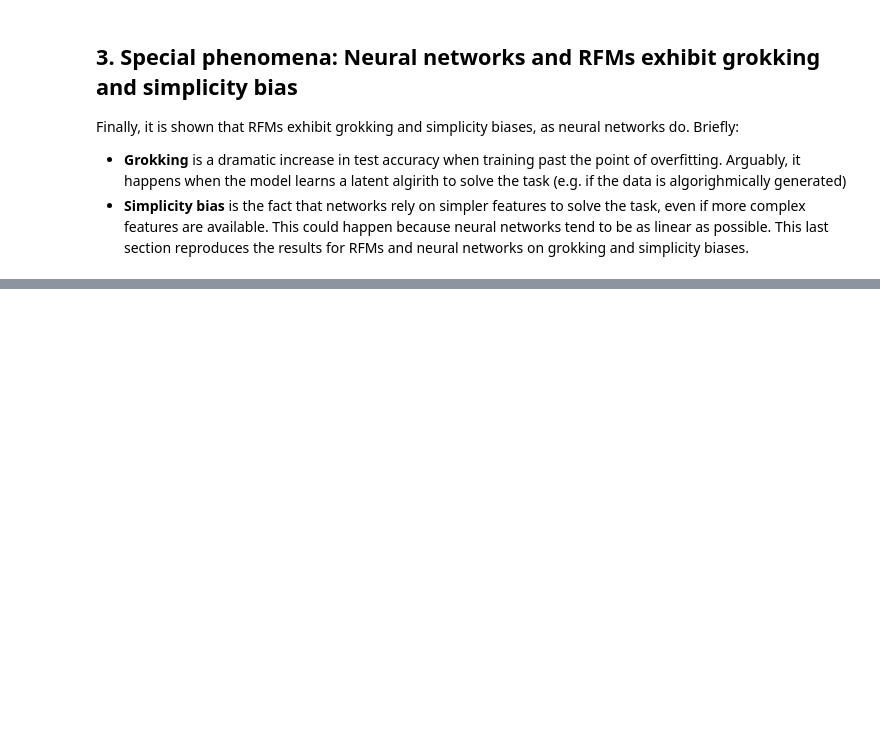
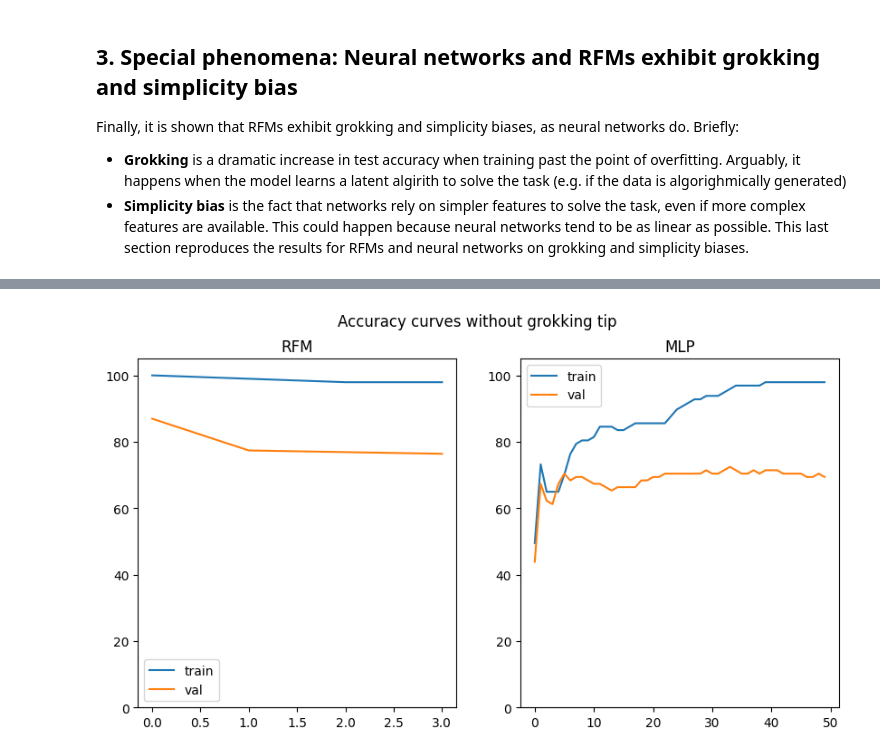
Before and after one commit to gerkone/recursive_feature_machines_praktikum, a Jupyter notebook: praktikum/reproduction.ipynb, the cells around one changed output, grey strips where cells are left out. Cells and saved outputs as stored; diff of their text form; code cells hidden in the pictures; blank space fills up the shorter version.

```diff
--- a/praktikum/reproduction.ipynb
+++ b/praktikum/reproduction.ipynb
@@ -136,3 +185,17 @@ for key in CELEBA_TARGETS:
 # %% [markdown]
 ## 2. Tabular data: RFMs outperforms most models on tabular data
 Reportedly RFMs get better accuracy on tabular benchmark datasets than other models, such as XGBoost and MLPs. This sections reproduces those results on a couple of benchmarks.
+# %%
+from data_utils import get_tabular_datasets
+
+N_SAMPLES_TABULAR = 10000
+
+TABULAR_DATASETS = [
+    "electricity",
+    "miniboone",
+    "higgs",
+    "jannis",
+    "covertype",
+]
+
+table_dataset_dict = get_tabular_datasets(TABULAR_DATASETS, num_samples=N_SAMPLES_TABULAR)
@@ -204,17 +276,26 @@ Train size: 5200, eval size: 1300
 # %%
-from utils import get_stl10_balanced_data, split, add_grok_tip
+from data_utils import get_stl10_balanced_data, split
+from preprocess import add_grok_tip
 
 # number of STL10 training samples
-GROKKING_STL10_N_TRAIN = 100_000
+GROKKING_STL10_N_TRAIN = 1000
 GROKKING_STL10_TARGETS = [0, 9]
 
-display(Markdown(f"### Grokking STL10 __{GROKKING_STL10_TARGETS}__ ({GROKKING_STL10_N_TRAIN} samples)"))
+display(Markdown(f"### Grokking STL10 __{GROKKING_STL10_TARGETS}__"))
 
-stl10_trainset = get_stl10_balanced_data(stl10_trainset_full, num_samples=GROKKING_STL10_N_TRAIN, targets=GROKKING_STL10_TARGETS)
+stl10_trainset = get_stl10_balanced_data(
+    stl10_trainset_full,
+    num_samples=GROKKING_STL10_N_TRAIN,
+    targets=GROKKING_STL10_TARGETS,
+)
 
-stl10_trainset_wo_grok, stl10_valset_wo_grok = split(stl10_trainset, p=0.8)
+stl10_trainset_wo_grok, stl10_valset_wo_grok = split(stl10_trainset, p=0.5)
 
-display(Markdown(f"Train size: {len(stl10_trainset_wo_grok)}, eval size: {len(stl10_valset_wo_grok)}"))
+display(
+    Markdown(
+        f"Train size: {len(stl10_trainset_wo_grok)}, eval size: {len(stl10_valset_wo_grok)}"
+    )
+)
 
 trainloader_wo_grok = torch.utils.data.DataLoader(
     stl10_trainset_wo_grok, batch_size=1024, shuffle=True, num_workers=2
@@ -223,25 +304,34 @@ valloader_wo_grok = torch.utils.data.DataLoader(
     stl10_valset_wo_grok, batch_size=100, shuffle=False, num_workers=1
 )
 
-stl10_testset = get_stl10_balanced_data(stl10_testset_full, num_samples=GROKKING_STL10_N_TRAIN // 5, targets=GROKKING_STL10_TARGETS)
+stl10_testset = get_stl10_balanced_data(
+    stl10_testset_full,
+    num_samples=GROKKING_STL10_N_TRAIN,
+    targets=GROKKING_STL10_TARGETS,
+)
 testloader_wo_grok = torch.utils.data.DataLoader(
     stl10_testset, batch_size=512, shuffle=False, num_workers=1
 )
 
-display(Markdown("#### RFM without grokking"))
-M_rfm, mse_rfm, acc_rfm = rfm.rfm(trainloader_wo_grok, testloader_wo_grok, iters=10)
-display(Markdown(f"- __Accuracy__: {acc_rfm:.2f}%"))
-display(Markdown(f"- __MSE__: {mse_rfm:.5f}"))
+display(Markdown("#### Without grokking"))
 
-display(Markdown("#### MLP without grokking"))
-mlp, mse_mlp, acc_mlp = nn.train(trainloader_wo_grok, valloader_wo_grok, testloader_wo_grok, num_epochs=1000, lr=1e-2)
-display(Markdown(f"- __Accuracy__: {acc_mlp:.2f}%"))
-display(Markdown(f"- __MSE__: {mse_mlp:.5f}"))
+M_rfm, mse_rfm, acc_rfm, accs_rfm = rfm.train(
+    trainloader_wo_grok, testloader_wo_grok, iters=4, L=500
+)
+mlp, mse_mlp, acc_mlp, accs_mlp = nn.train(
+    trainloader_wo_grok, valloader_wo_grok, testloader_wo_grok, num_epochs=500, lr=1e-2
+)
+
+visualize_curves_dict(
+    {"RFM": accs_rfm, "MLP": accs_mlp}, title="Accuracy curves without grokking tip"
+)
 
 _, fig = visualize_M_dict(
-    {f"RFM ({acc_rfm:.2f}%)": M_rfm, f"MLP ({acc_mlp:.2f}%)": mlp.M},
+    {"RFM": (acc_rfm, M_rfm), "MLP": (acc_mlp, mlp.M)},
     title=f"Without grokking tip - STL10 '{GROKKING_STL10_TARGETS}'",
 )
+
+plt.show()
 
 # add grokking tip
 
@@ -260,18 +350,20 @@ testloader_grok = torch.utils.data.DataLoader(
     stl10_testset_grok, batch_size=512, shuffle=False, num_workers=1
 )
 
-display(Markdown("#### RFM with grokking"))
-M_rfm, mse_rfm, acc_rfm = rfm.rfm(trainloader_grok, testloader_grok, iters=10)
-display(Markdown(f"- __Accuracy__: {acc_rfm:.2f}%"))
-display(Markdown(f"- __MSE__: {mse_rfm:.5f}"))
+display(Markdown("#### With grokking"))
+M_rfm, mse_rfm, acc_rfm, accs_rfm = rfm.train(
+    trainloader_grok, testloader_grok, iters=4, L=500
+)
+mlp, mse_mlp, acc_mlp, accs_mlp = nn.train(
+    trainloader_grok, valloader_grok, testloader_grok, num_epochs=500, lr=1e-2
+)
 
-display(Markdown("#### MLP with grokking"))
-mlp, mse_mlp, acc_mlp = nn.train(trainloader_grok, valloader_grok, testloader_grok, num_epochs=1000, lr=1e-2)
-display(Markdown(f"- __Accuracy__: {acc_mlp:.2f}%"))
-display(Markdown(f"- __MSE__: {mse_mlp:.5f}"))
+visualize_curves_dict(
+    {"RFM": accs_rfm, "MLP": accs_mlp}, title="Accuracy curves with grokking tip"
+)
 
-_, fig = visualize_M_dict(
-    {f"RFM ({acc_rfm:.2f}%)": M_rfm, f"MLP ({acc_mlp:.2f}%)": mlp.M},
+visualize_M_dict(
+    {"RFM": (acc_rfm, M_rfm), "MLP": (acc_mlp, mlp.M)},
     title=f"With grokking tip - STL10 '{GROKKING_STL10_TARGETS}'",
 )
 plt.show()
@@ -283,0 +376 @@ Train size: 800, eval size: 200
+[figure, added]
```
Also changed, not shown: parts of 6 cells of this notebook, 10 other files.
